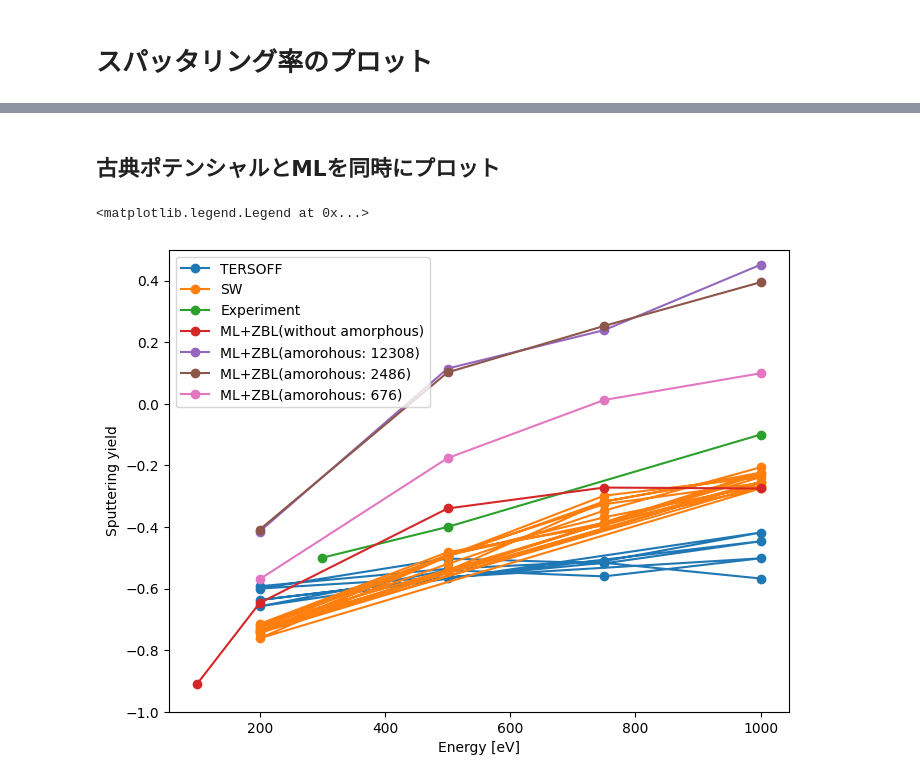
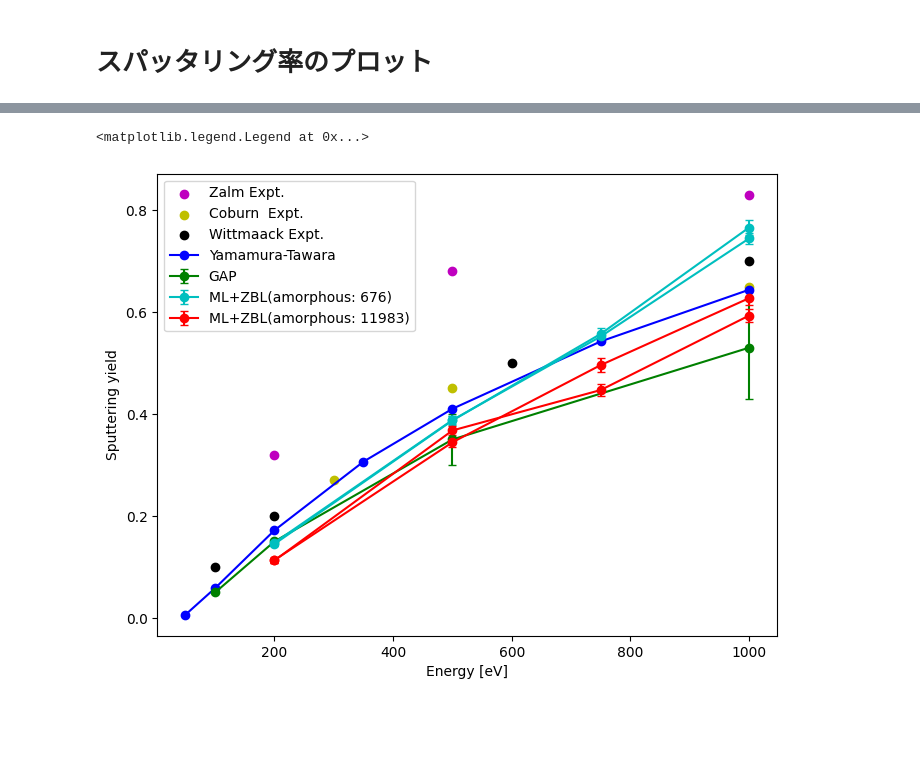
Before and after one commit to y1u0d2a1i/mlp_tools, a Jupyter notebook: notebooks/analyze/plot_SY.ipynb, the cells around one changed output, grey strips where cells are left out. Cells and saved outputs as stored; diff of their text form; code cells hidden in the pictures; blank space fills up the shorter version.

```diff
--- a/notebooks/analyze/plot_SY.ipynb
+++ b/notebooks/analyze/plot_SY.ipynb
@@ -54,2 +72,4 @@ ax.legend()
 # %%
-sy_ml_df = pd.read_excel(os.path.join(path2data, data_filename), sheet_name="si_self_ml")
+sy_df = pd.read_excel(os.path.join(path2data, data_filename), sheet_name="argon_injection")
+
+ar_unique_combination_of_potential_seed_height = sy_df.drop_duplicates(subset=["potential", "seed"])[["potential", "seed"]]
@@ -95,2 +75,0 @@ ax.legend()
-# %% [markdown]
-## 古典ポテンシャルとMLを同時にプロット
@@ -99,16 +75,0 @@ sy_df_concat = pd.concat([sy_df, sy_ml_df], axis=0)
-# %%
-fig, ax = plt.subplots(figsize=(8, 6))
-for calculation_type in sy_df_concat["potential"].unique():
-    ax.plot(
-        sy_df_concat[sy_df_concat["potential"] == calculation_type]["energy"],
-        sy_df_concat[sy_df_concat["potential"] == calculation_type]["sy_depo_ion_dose"],
-        marker="o",
-        label=f"{calculation_type}",
-    )
-ax.set_xlabel("Energy [eV]")
-ax.set_ylabel("Sputtering yield")
-ax.set_ylim(-1.0, 0.5)
-ax.legend()
-# %% [output]
-<matplotlib.legend.Legend at 0x...>
-[figure, removed]
@@ -148,0 +76,51 @@ print(f"all_scf_calculation_count: {all_scf_calculation_count}")
+# %%
+fig, ax = plt.subplots(figsize=(8, 6))
+
+for unique_combination_dict in ar_unique_combination_of_potential_seed_height.to_dict(orient="records"):
+    potential = unique_combination_dict["potential"]
+    seed = unique_combination_dict["seed"]
+
+    each_potential_height_seed_df = sy_df[(sy_df["potential"] == potential) & (sy_df["seed"] == seed)]
+    if "Expt." in potential:
+        ax.scatter(
+            each_potential_height_seed_df["energy"],
+            each_potential_height_seed_df["sp"],
+            marker="o",
+            label=f"{potential}",
+            c=each_potential_height_seed_df["color"].to_numpy()[0]
+        )
+    else:
+        ax.errorbar(
+            each_potential_height_seed_df["energy"],
+            each_potential_height_seed_df["sp"],
+            yerr=[
+                each_potential_height_seed_df["sp"] - each_potential_height_seed_df["pos_lower_bound"],
+                each_potential_height_seed_df["pos_upper_bound"] - each_potential_height_seed_df["sp"],
+            ],
+            capsize=3,
+            marker="o",
+            label=f"{potential}",
+            c=each_potential_height_seed_df["color"].to_numpy()[0]
+        )
+
+# plot Yamamura-Tawara model
+ax.plot(
+    energy_list,
+    sp_yt,
+    label="Yamamura-Tawara",
+    marker="o",
+    c="b"
+)
+ax.set_xlabel("Energy [eV]")
+ax.set_ylabel("Sputtering yield")
+
+handles, labels = ax.get_legend_handles_labels()
+handle_list, label_list = [], []
+for handle, label in zip(handles, labels):
+    if label not in label_list:
+        handle_list.append(handle)
+        label_list.append(label)
+plt.legend(handle_list, label_list)
+# %% [output]
+<matplotlib.legend.Legend at 0x...>
+[figure, added]
```
Also changed, not shown: parts of 11 cells of this notebook, 2 other files.
